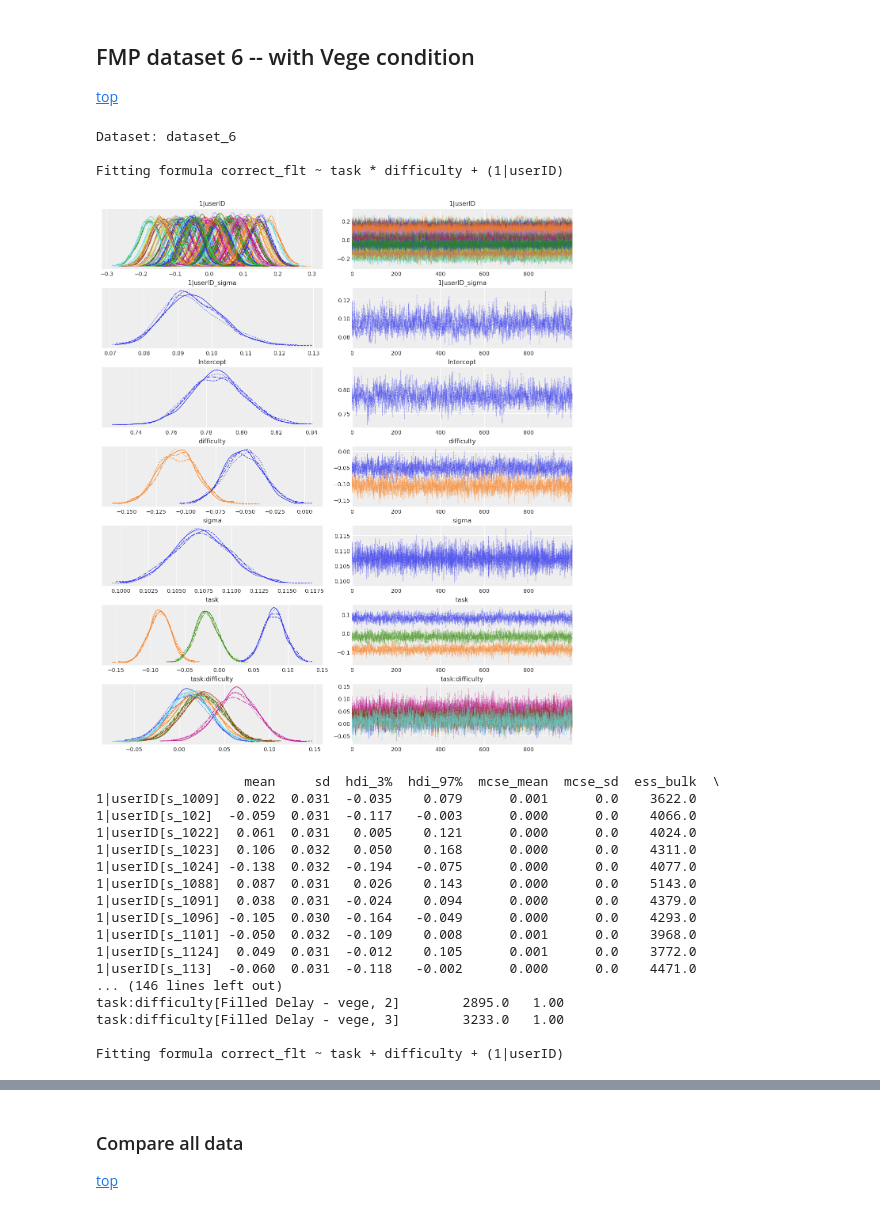
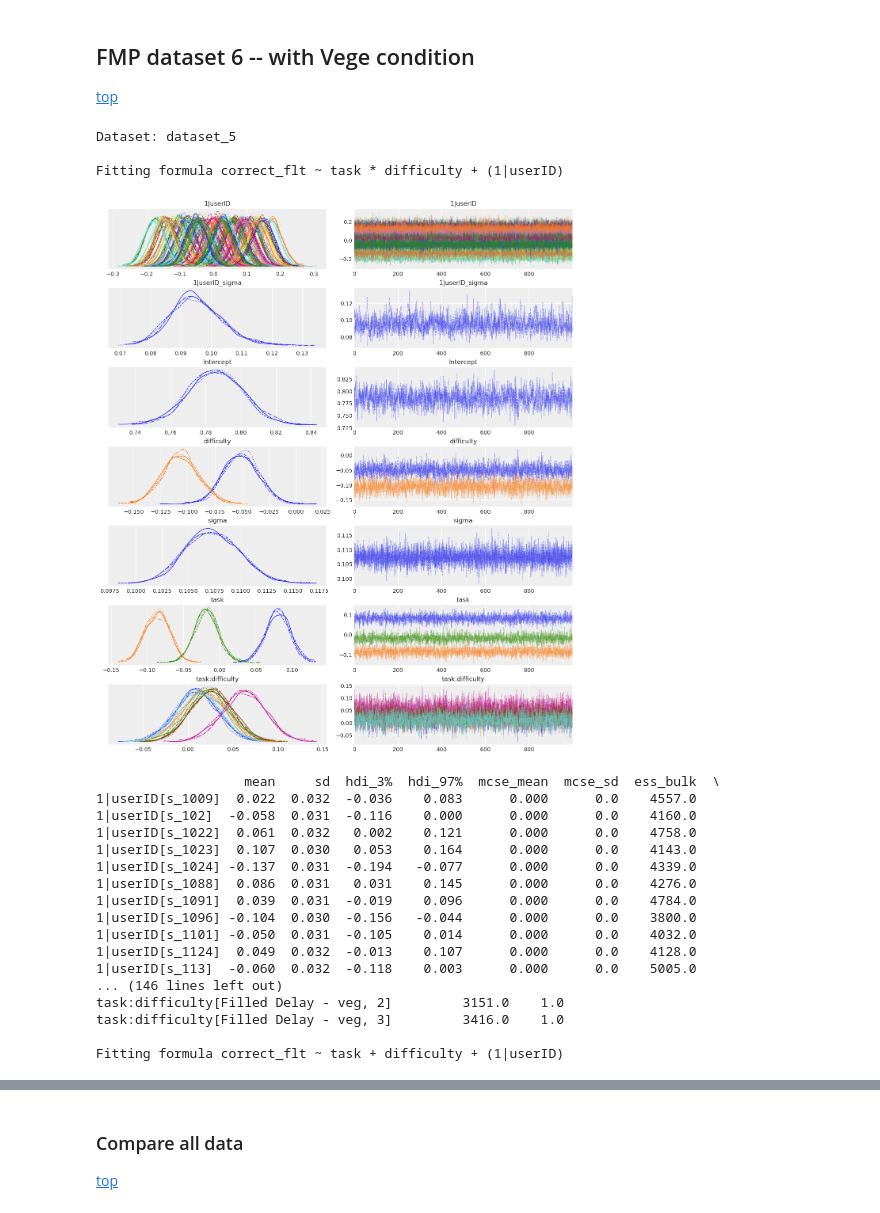
Before and after one commit to jankaWIS/FMP_paper, a Jupyter notebook: Code/FMP_fit_linear_regression-Figure5.ipynb, the cells around one changed output, grey strips where cells are left out. Cells and saved outputs as stored; diff of their text form; code cells hidden in the pictures.

```diff
--- a/Code/FMP_fit_linear_regression-Figure5.ipynb
+++ b/Code/FMP_fit_linear_regression-Figure5.ipynb
@@ -56,7 +56,7 @@ path_dic = {
 #     'dataset_3': opj(path_data, 'FMP_dataset_3.csv'),
 #     'concat_datasets_123': opj(path_data, 'FMP_concat_datasets_123.csv'),
 #     'dataset_4': opj(path_data, 'FMP_dataset_4.csv'),
-    'dataset_6': opj(path_data, 'FMP_dataset_6.csv'),
+    'dataset_5': opj(path_data, 'FMP_dataset_5.csv'),
 }
 
 
@@ -106,12 +106,12 @@ for f in path_dic.keys():
 #####
 # rename the levels
 rename_tasks_dic = {'perception':'Matching', 'perc':'Matching', 'blank':'Unfilled Delay', 'faces':'Filled Delay - emotions',
-                    'math':'Filled Delay - math', 'vege':'Filled Delay - vege'}
+                    'math':'Filled Delay - math', 'veg':'Filled Delay - veg'}
 
 # define orders
 hue_order = ['Matching', 'Unfilled Delay', 'Filled Delay - emotions']
 hue_order_math = ['Matching', 'Unfilled Delay', 'Filled Delay - emotions', 'Filled Delay - math']
-hue_order_vege = ['Matching', 'Unfilled Delay', 'Filled Delay - emotions', 'Filled Delay - vege']
+hue_order_veg = ['Matching', 'Unfilled Delay', 'Filled Delay - emotions', 'Filled Delay - veg']
 
 
 
@@ -131,6 +131,6 @@ There is now N=83 participants in dataset_6.
 # %%
 # select only specific datasets and prepare them
-datasets2fit = ['dataset_6']
+datasets2fit = ['dataset_5']
 
 df_dic_fit = {}
 
@@ -147,11 +147,11 @@ for f in datasets2fit:
     for col in categorical_cols:
         if col == 'task':
             # specify the order that we want
-            data[col] = pd.Categorical(data[col], categories=['Unfilled Delay', 'Matching', 'Filled Delay - emotions', 'Filled Delay - vege'], ordered=True)
+            data[col] = pd.Categorical(data[col], categories=['Unfilled Delay', 'Matching', 'Filled Delay - emotions', 'Filled Delay - veg'], ordered=True)
             #['Unfilled Delay', 'Matching', 'Filled Delay - emotions']
 
             # also do it for the original datasets
-            df_dic[f][col] = pd.Categorical(df_dic[f][col], categories=['Unfilled Delay', 'Matching', 'Filled Delay - emotions', 'Filled Delay - vege'], ordered=True)
+            df_dic[f][col] = pd.Categorical(df_dic[f][col], categories=['Unfilled Delay', 'Matching', 'Filled Delay - emotions', 'Filled Delay - veg'], ordered=True)
         else:
             data[col] = data[col].astype("category")
             df_dic[f][col] = df_dic[f][col].astype("category")
@@ -334,31 +334,31 @@ array([[<Axes: title={'center': 'Intercept'}>,
 ## FMP dataset 6 -- with Vege condition
 [top](#top)
 # %%
-f = 'dataset_6'
+f = 'dataset_5'
 
 print(f'Dataset: {f}')
 for formula in formulas2run:
     print(f'\nFitting formula {formula}\n')
     print_model(model_dic_bernoulli[f][formula], result_dic_bernoulli[f][formula])
 # %% [output]
-Dataset: dataset_6
+Dataset: dataset_5
 
 Fitting formula correct_flt ~ task * difficulty + (1|userID)
-[figure, old version]
+[figure, new version]
                    mean     sd  hdi_3%  hdi_97%  mcse_mean  mcse_sd  ess_bulk  \
-1|userID[s_1009]  0.022  0.031  -0.035    0.079      0.001      0.0    3622.0
-1|userID[s_102]  -0.059  0.031  -0.117   -0.003      0.000      0.0    4066.0
-1|userID[s_1022]  0.061  0.031   0.005    0.121      0.000      0.0    4024.0
-1|userID[s_1023]  0.106  0.032   0.050    0.168      0.000      0.0    4311.0
-1|userID[s_1024] -0.138  0.032  -0.194   -0.075      0.000      0.0    4077.0
-1|userID[s_1088]  0.087  0.031   0.026    0.143      0.000      0.0    5143.0
-1|userID[s_1091]  0.038  0.031  -0.024    0.094      0.000      0.0    4379.0
-1|userID[s_1096] -0.105  0.030  -0.164   -0.049      0.000      0.0    4293.0
-1|userID[s_1101] -0.050  0.032  -0.109    0.008      0.001      0.0    3968.0
-1|userID[s_1124]  0.049  0.031  -0.012    0.105      0.001      0.0    3772.0
-1|userID[s_113]  -0.060  0.031  -0.118   -0.002      0.000      0.0    4471.0
+1|userID[s_1009]  0.022  0.032  -0.036    0.083      0.000      0.0    4557.0
+1|userID[s_102]  -0.058  0.031  -0.116    0.000      0.000      0.0    4160.0
+1|userID[s_1022]  0.061  0.032   0.002    0.121      0.000      0.0    4758.0
+1|userID[s_1023]  0.107  0.030   0.053    0.164      0.000      0.0    4143.0
+1|userID[s_1024] -0.137  0.031  -0.194   -0.077      0.000      0.0    4339.0
+1|userID[s_1088]  0.086  0.031   0.031    0.145      0.000      0.0    4276.0
+1|userID[s_1091]  0.039  0.031  -0.019    0.096      0.000      0.0    4784.0
+1|userID[s_1096] -0.104  0.030  -0.156   -0.044      0.000      0.0    3800.0
+1|userID[s_1101] -0.050  0.031  -0.105    0.014      0.000      0.0    4032.0
+1|userID[s_1124]  0.049  0.032  -0.013    0.107      0.000      0.0    4128.0
+1|userID[s_113]  -0.060  0.032  -0.118    0.003      0.000      0.0    5005.0
 ... (146 lines left out)
-task:difficulty[Filled Delay - vege, 2]        2895.0   1.00
-task:difficulty[Filled Delay - vege, 3]        3233.0   1.00
+task:difficulty[Filled Delay - veg, 2]         3151.0    1.0
+task:difficulty[Filled Delay - veg, 3]         3416.0    1.0
 
 Fitting formula correct_flt ~ task + difficulty + (1|userID)
```
Also changed, not shown: parts of 20 cells of this notebook, 29 other files.
